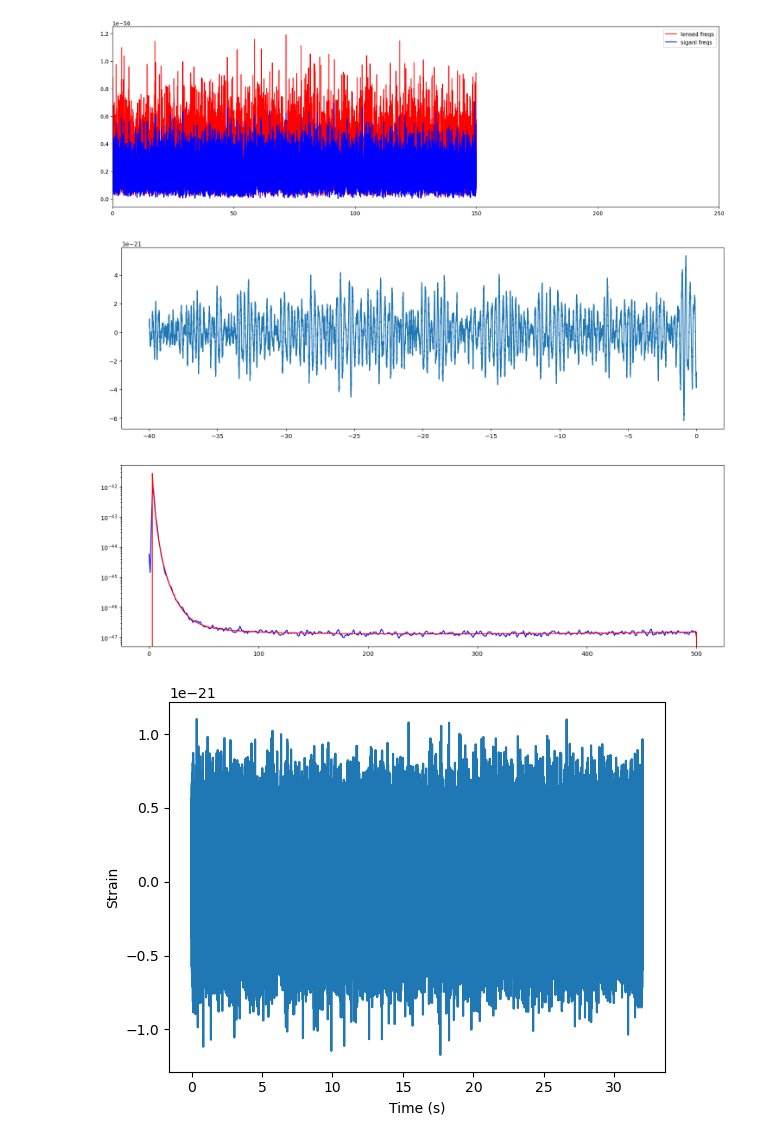
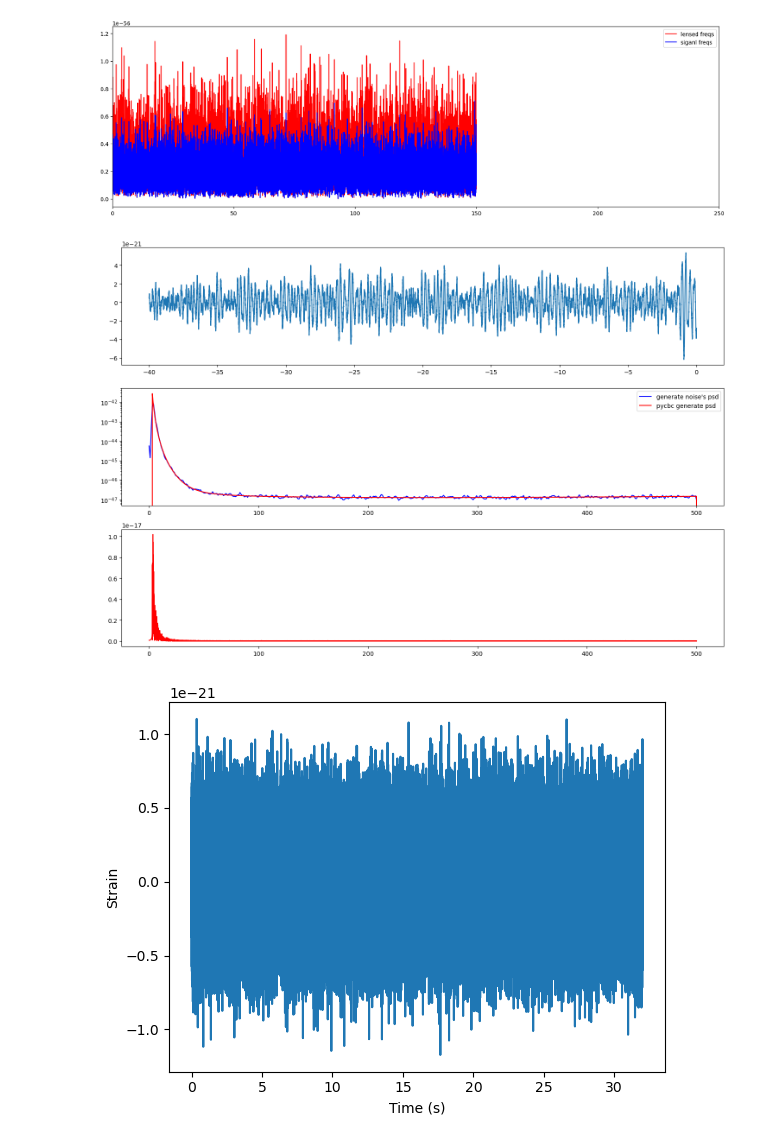
Before and after one commit to WeiQYU/PSO_change, a Jupyter notebook: test.ipynb, the cells around one changed output. Saved outputs shown, nothing was run; the diff lists cells and outputs as text; code cells hidden in the pictures.

```diff
--- a/test.ipynb
+++ b/test.ipynb
@@ -173,38 +173,43 @@ plt.show()
 # %%
 import matplotlib.pyplot as plt
 import pycbc.noise
 import pycbc.psd
 import numpy as np
 from scipy.signal import welch
 
 # psd 参数
-flow = 3 # 最低频率为10Hz
+flow = 3 # 最低频率为3Hz
 delta_f = 1.0 / 40 # 频率分辨率
 nyq_freq = 500
 flen = int(nyq_freq / delta_f) + 1
 psd = pycbc.psd.aLIGOZeroDetHighPower(flen,delta_f,flow)
 # 噪声参数
 delta_t = 1.0 / 1000
 tsamples = 40000
-t = np.linspace(-40,0,tsamples)
+t = np.arange(-40,0,0.001)
 duration = tsamples * delta_t
 samples = tsamples / duration
 
 outNoise = pycbc.noise.noise_from_psd(tsamples,delta_t,psd,seed= 123)
 freqs = np.fft.rfftfreq(len(outNoise),t[1]-t[0])
 
 f,pxx = welch(outNoise,fs = samples,nperseg=samples)
+f_noise = np.fft.rfft(outNoise)
 plt.figure(figsize=(18,12))
-plt.subplot(211)
+plt.subplot(311)
 plt.plot(t,outNoise)
-plt.subplot(212)
-plt.plot(f,pxx,'b')
-plt.plot(freqs,psd,'r')
+
+plt.subplot(312)
+plt.plot(f,pxx,'b',label = "generate noise's psd")
+plt.plot(freqs,psd,'r',label = "pycbc generate psd")
 plt.yscale('log')
+plt.legend()
 # plt.xscale('log')
+plt.subplot(313)
+plt.plot(freqs,np.abs(f_noise),'r')
 plt.show()
 # %% [output]
-[figure, old version]
+[figure, new version]
 # %%
 import matplotlib.pyplot as pp
 import pycbc.noise
```
Also changed, not shown: 4 other files.
